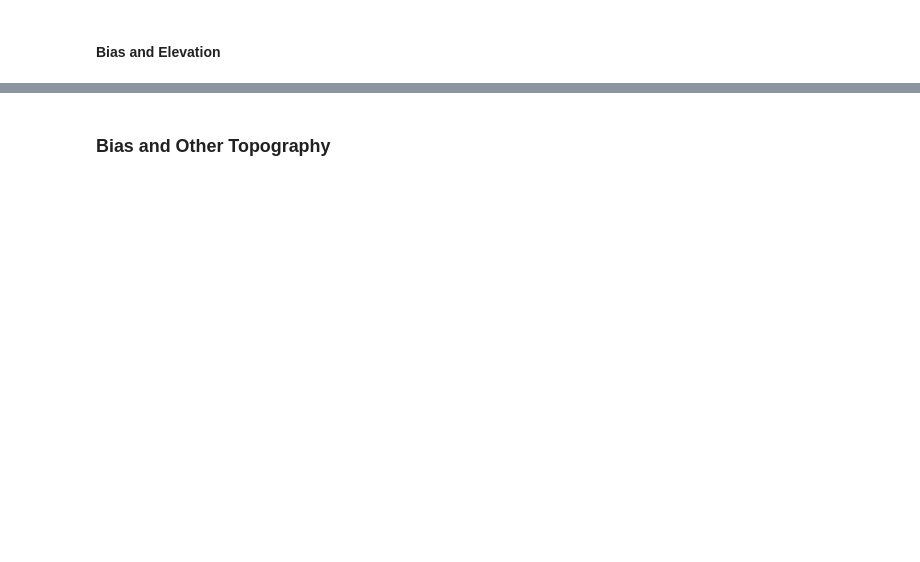
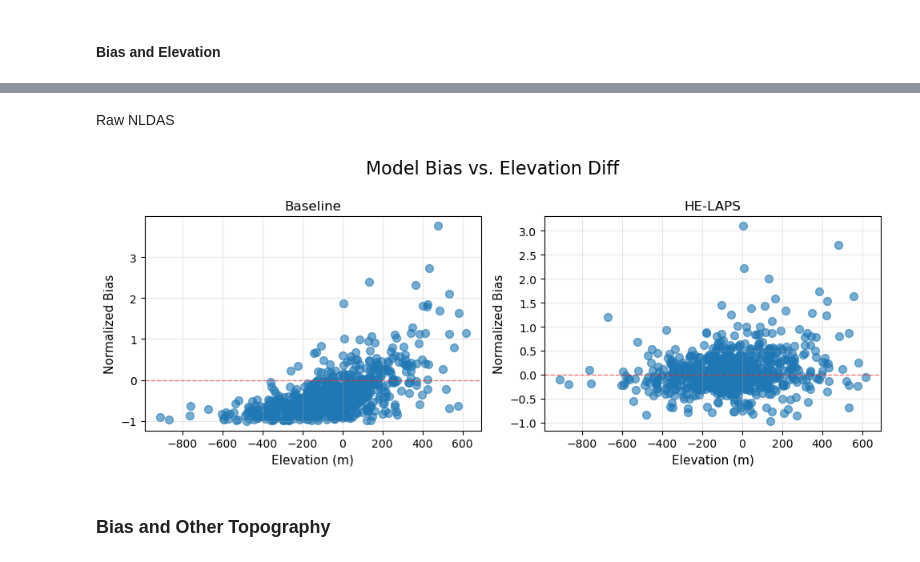
Before and after one commit to chrisrycx/lm4px_data_analysis, a Jupyter notebook: output_analysis/interactive/ErrorAnalysis.ipynb, the cells around one changed output, grey strips where cells are left out. Cells and saved outputs as stored; diff of their text form; code cells hidden in the pictures; blank space fills up the shorter version.

```diff
--- a/output_analysis/interactive/ErrorAnalysis.ipynb
+++ b/output_analysis/interactive/ErrorAnalysis.ipynb
@@ -209,3 +227,37 @@ plt.show()
+# %% [markdown]
+Raw NLDAS
+# %%
+# Bias and Elevation Difference with NLDAS
+# Create 2x2 subplot figure
+fig, axes = plt.subplots(1, 2, figsize=(10, 4))
+fig.suptitle('Model Bias vs. Elevation Diff', fontsize=16, y=0.995)
+
+# Define the bias columns to plot
+bias_columns = ['nbias_s00000000_ghec', 'nbias_s01011010_ghelaps']
+
+# Define titles for each subplot
+titles = ['Baseline', 'HE-LAPS']
+
+# Create scatter plots
+for idx, (bias_col, title) in enumerate(zip(bias_columns, titles)):
+    ax = axes[idx]
+
+    # Create scatter plot
+    ax.scatter(merged_df['nldas_elevation'] - merged_df['ELEVATION'], merged_df[bias_col], alpha=0.6, s=50)
+
+    # Add labels and title
+    ax.set_xlabel('Elevation (m)', fontsize=11)
+    ax.set_ylabel('Normalized Bias', fontsize=11)
+    ax.set_title(title, fontsize=12)
+    ax.grid(True, alpha=0.3)
+
+    # Add a horizontal line at y=0 for reference
+    ax.axhline(y=0, color='r', linestyle='--', linewidth=1, alpha=0.5)
+
+plt.tight_layout()
+plt.show()
+# %% [output]
+[figure, added]
 # %% [markdown]
 ### Bias and Other Topography
 # %%
```
Also changed, not shown: parts of 12 cells of this notebook, 1 other file.
